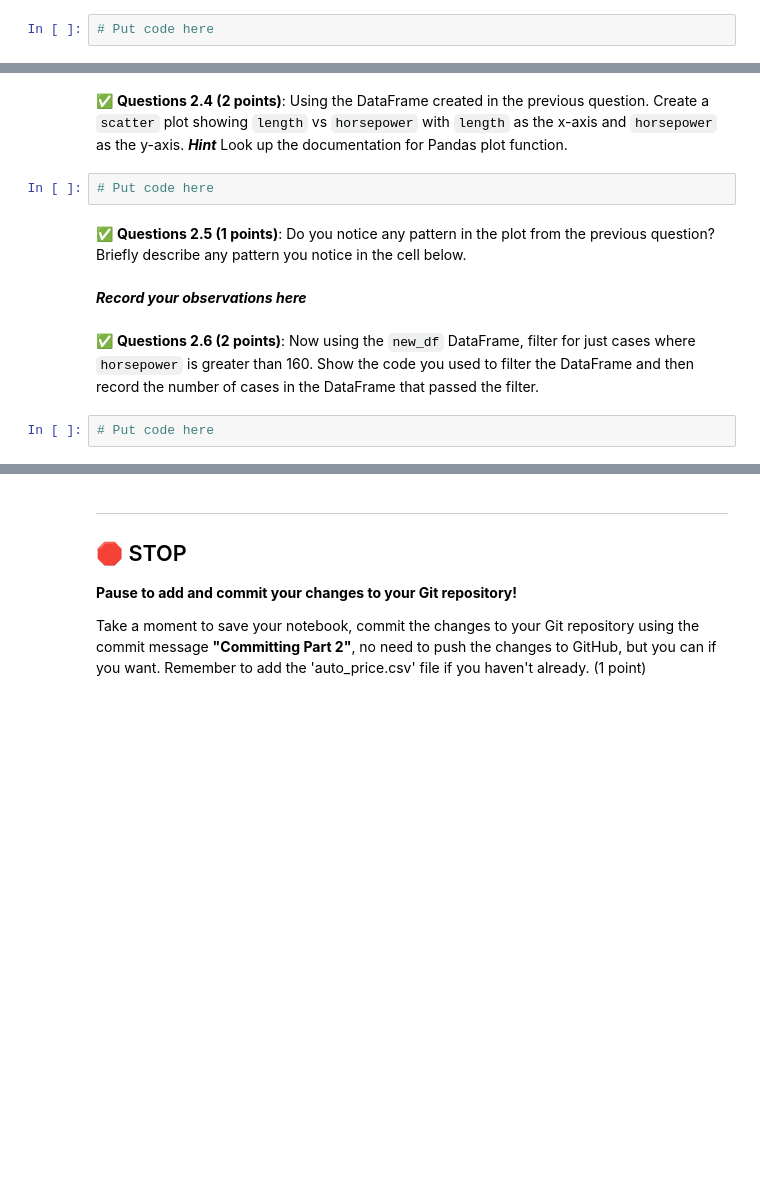
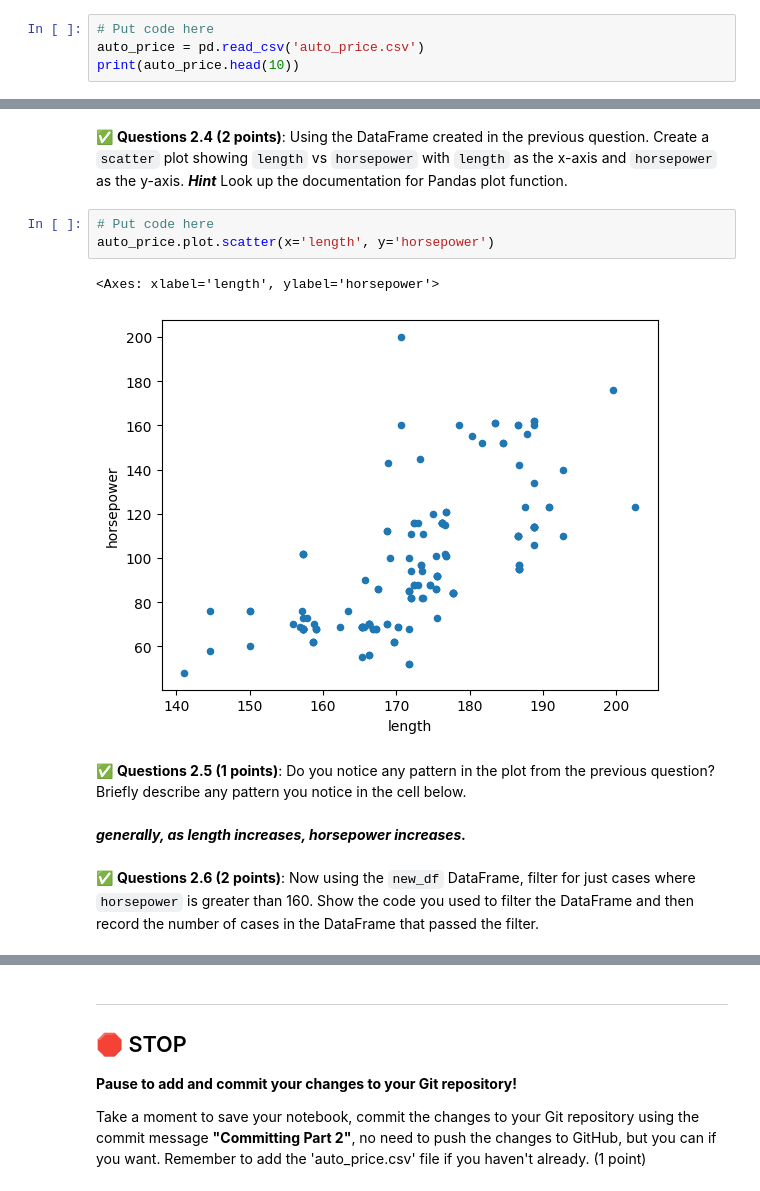
Before and after one commit to alexaljets/CMSE202-f24-turnin, a Jupyter notebook: hw-01/HW-01_GitPracticeDebuggingPythonPackagesAndClasses-STUDENT.ipynb, the cells around one changed output, grey strips where cells are left out. Saved outputs shown, nothing was run; the diff lists cells and outputs as text; blank space fills up the shorter version.

Commit message:
added auto_price.csv, finished part 2 of hw1.

```diff
--- a/hw-01/HW-01_GitPracticeDebuggingPythonPackagesAndClasses-STUDENT.ipynb
+++ b/hw-01/HW-01_GitPracticeDebuggingPythonPackagesAndClasses-STUDENT.ipynb
@@ -149,3 +151,5 @@ import pandas as pd
 &#9989; **Questions 2.1 (2 points)**: Use Pandas to load in the `auto_price.csv` file as a DataFrame and then display the first 10 lines of the file. You can download the file using curl with https://raw.githubusercontent.com/hoolagans/CMSE202_FS24/main/auto_price.csv.
 # %%
 # Put code here
+auto_price = pd.read_csv('auto_price.csv')
+print(auto_price.head(10))
@@ -169,11 +210,13 @@ import pandas as pd
 &#9989; **Questions 2.4 (2 points)**: Using the DataFrame created in the previous question. Create a `scatter` plot showing `length` vs `horsepower` with `length` as the x-axis and `horsepower` as the y-axis. ***Hint*** Look up the documentation for Pandas plot function.
 # %%
 # Put code here
+auto_price.plot.scatter(x='length', y='horsepower')
+# %% [output]
+<Axes: xlabel='length', ylabel='horsepower'>
+[figure, added]
 # %% [markdown]
 &#9989; **Questions 2.5 (1 points)**: Do you notice any pattern in the plot from the previous question? Briefly describe any pattern you notice in the cell below.
-# %% [markdown]
-***Record your observations here***
+# %% [markdown]
+***generally, as length increases, horsepower increases.***
 # %% [markdown]
 &#9989; **Questions 2.6 (2 points)**: Now using the `new_df` DataFrame, filter for just cases where `horsepower` is greater than 160. Show the code you used to filter the DataFrame and then record the number of cases in the DataFrame that passed the filter.
-# %%
-# Put code here
```
Also changed, not shown: parts of 10 cells of this notebook, 1 other file.
